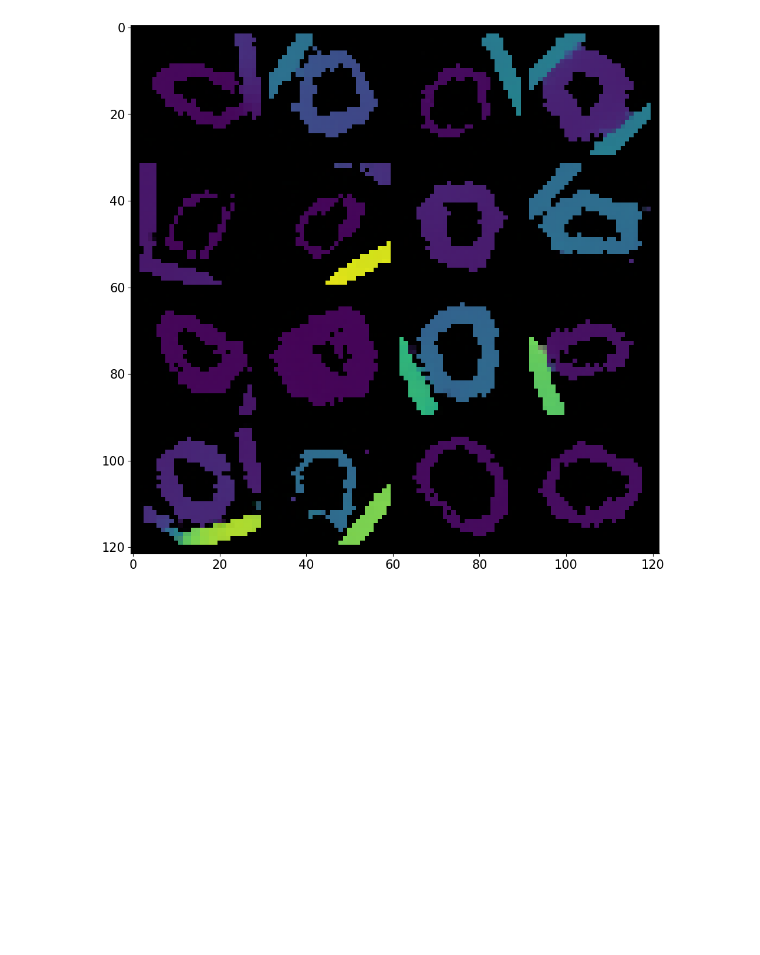
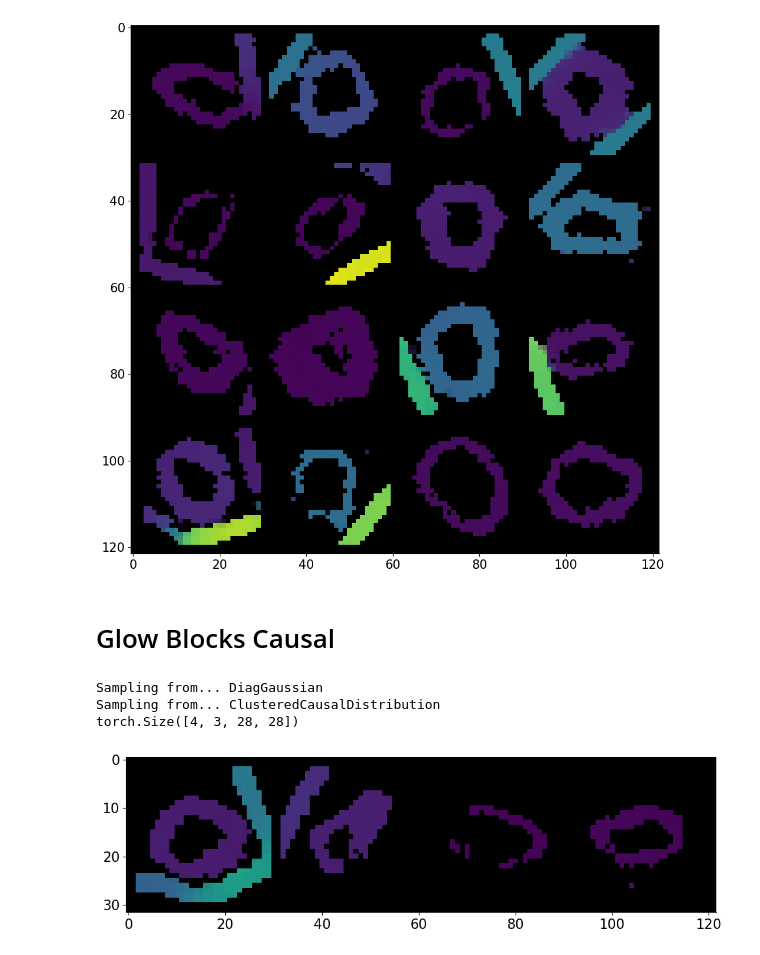
Before and after one commit to tree1111/CDRL, a Jupyter notebook: notebooks/Visualize NF Baseline.ipynb, the cells around one changed output. Drawn from its saved outputs; the diff is of its cells as text; code cells hidden in the pictures; blank space fills up the shorter version.

```diff
--- a/notebooks/Visualize NF Baseline.ipynb
+++ b/notebooks/Visualize NF Baseline.ipynb
@@ -220,3 +220,49 @@ plt.show()
 Clipping input data to the valid range for imshow with RGB data ([0..1] for floats or [0..255] for integers).
 torch.Size([16, 3, 28, 28])
 [figure]
+# %% [markdown]
+# Glow Blocks Causal
+# %%
+# No actNorm
+seed = 5
+graph_type = "chain"
+epoch = 290
+step = 40740
+
+epoch = 335
+step = 47040
+
+results_dir = Path(
+    f"/Users/adam2392/pytorch_data/data/causal/nf-glowblocks-cosinelr-batch256-{graph_type}-seed={seed}/"
+)
+
+checkpoint_fname = results_dir / f"epoch={epoch}-step={step}.ckpt"
+model = MultiscaleGlowFlow.load_from_checkpoint(checkpoint_fname)
+# %%
+batch_size = 4
+obs_imgs, ldj, prior_samples, prior_ldj = model.sample(
+    num_samples=batch_size, return_prior=True
+)
+print(obs_imgs.shape)
+obs_imgs = torch.clamp(obs_imgs, 0, 1)
+
+# obs_imgs = obs_imgs / obs_imgs.max()
+# new_obs_imgs = torch.zeros_like(obs_imgs)
+# for idx, whole_image in enumerate(obs_imgs):
+#     for color_idx in range(3):
+#         # print(image.min(), image.max())
+#         image = whole_image[color_idx, ...]
+#         new_image = (image - image.min()) / (image.max() - image.min())
+#         new_obs_imgs[idx, color_idx, ...] = new_image
+# obs_imgs = new_obs_imgs
+
+plt.figure(figsize=(10, 10))
+plt.imshow(
+    np.transpose(torchvision.utils.make_grid(obs_imgs, nrow=4).cpu().numpy(), (1, 2, 0))
+)
+plt.show()
+# %% [output]
+Sampling from... DiagGaussian
+Sampling from... ClusteredCausalDistribution
+torch.Size([4, 3, 28, 28])
+[figure, added]
```
Also changed, not shown: parts of 5 cells of this notebook, 4 other files.
